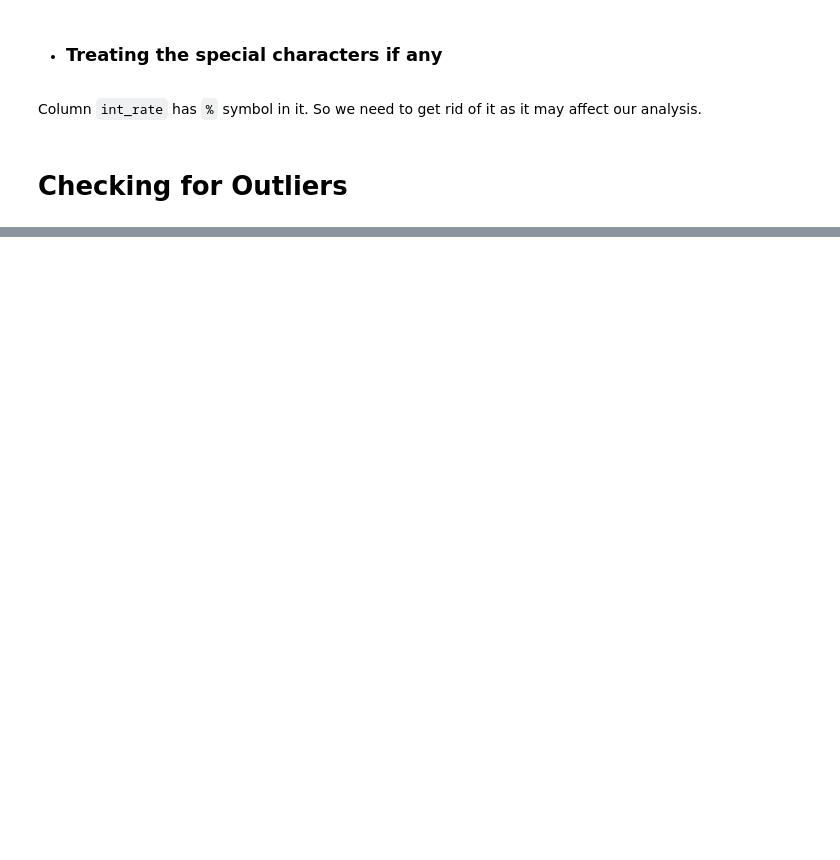
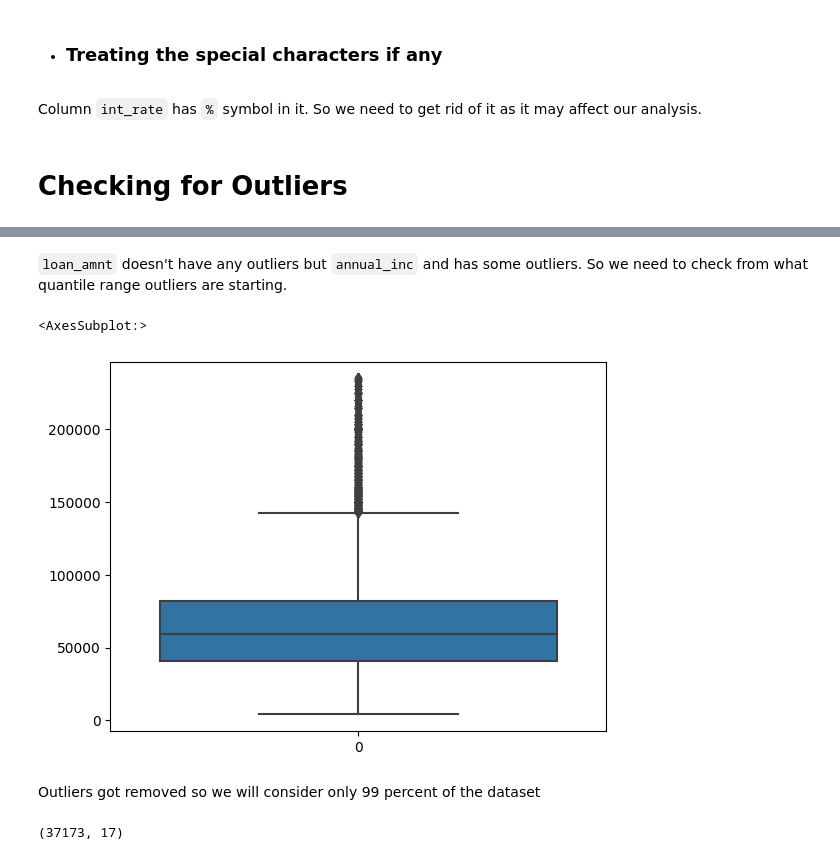
Before and after one commit to philipfranklin/LendingClubCaseStudy, a Jupyter notebook: default_analysis.ipynb, the cells around one changed output, grey strips where cells are left out. Cells and saved outputs as stored; diff of their text form; code cells hidden in the pictures; blank space fills up the shorter version.

Commit message:
Data Cleaning complete

````diff
--- a/default_analysis.ipynb
+++ b/default_analysis.ipynb
@@ -285,0 +298,12 @@ df.int_rate = df.int_rate.apply(lambda x: float(x.split('%')[0]) if '%' in x els
+# %% [markdown]
+```loan_amnt``` doesn't have any outliers but ```annual_inc``` and has some outliers. So we need to check from what quantile range outliers are starting.
+# %%
+#Checking if outliers get removed if 99th percentile of data is considered.
+
+data_99th_percent = df.annual_inc[df.annual_inc <= df.annual_inc.quantile(0.99)]
+sns.boxplot(data_99th_percent)
+# %% [output]
+<AxesSubplot:>
+[figure, added]
+# %% [markdown]
+Outliers got removed so we will consider only 99 percent of the dataset
@@ -285,0 +313,4 @@ df.int_rate = df.int_rate.apply(lambda x: float(x.split('%')[0]) if '%' in x els
+# %%
+df.shape
+# %% [output]
+(37173, 17)
````
Also changed, not shown: parts of 8 cells of this notebook.
